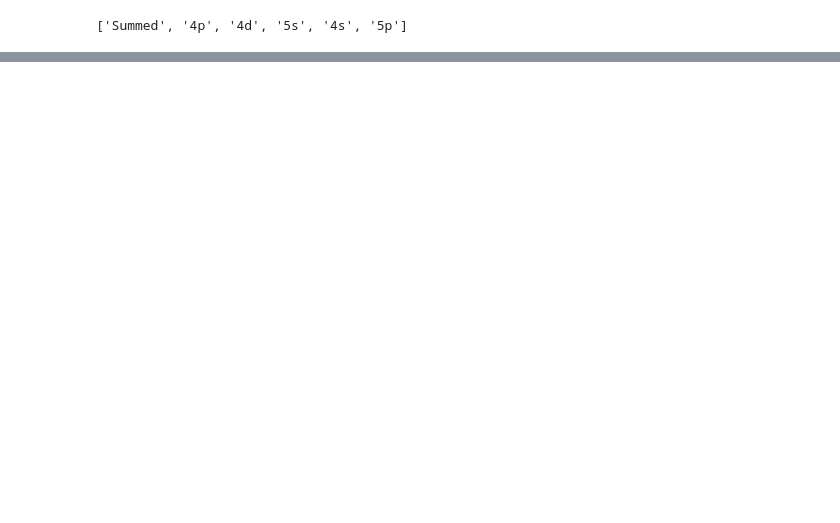
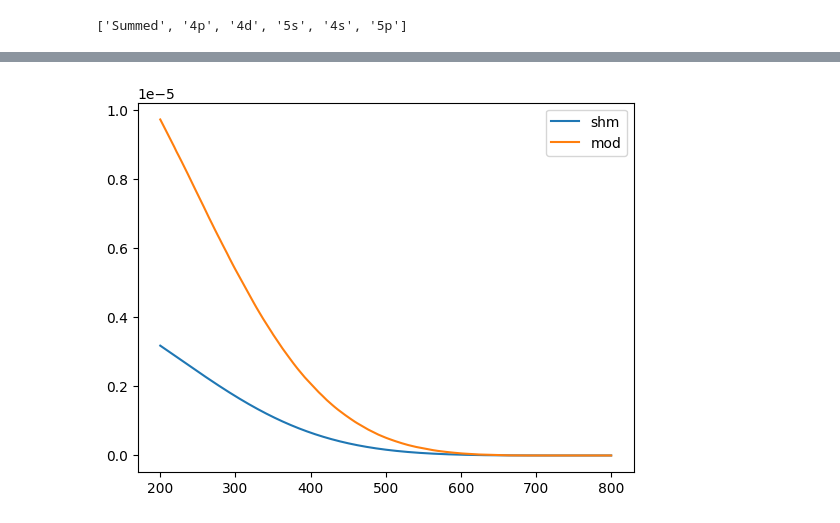
Before and after one commit to ande8412/DarkMatterRates, a Jupyter notebook: DMeRates_Validation.ipynb, the cells around one changed output, grey strips where cells are left out. Drawn from its saved outputs; the diff is of its cells as text; code cells hidden in the pictures; blank space fills up the shorter version.

```diff
--- a/DMeRates_Validation.ipynb
+++ b/DMeRates_Validation.ipynb
@@ -273,0 +391,26 @@ plt.close()
+# %%
+import torch
+import DMeRates
+import DMeRates.DMeRate as DMeRate
+
+import numpy as np
+
+import numericalunits as nu
+
+material = 'Si'
+dmrates = DMeRate.DMeRate(material)
+test_mX = 0.6
+test_mX_unitized = test_mX* nu.MeV / nu.c0**2
+test_cs = 1e-29
+FDMn = 2
+dmrates.update_crosssection(test_cs)
+result1= dmrates.calculate_rates(test_mX,'shm',FDMn,ne=1)* nu.kg*nu.day
+result2= dmrates.calculate_rates(test_mX,'modulated',FDMn,ne=1,isoangle=1,useVerne=True)* nu.kg*nu.day
+
+
+vhigh = 3*(dmrates.vEarth + dmrates.vEscape)
+vMins = torch.linspace(200,800,1000)
+
+vMins_units= vMins / (nu.km / nu.s)
+
+result1,result2,(result2-result1) / 2
@@ -273,0 +425,8 @@ plt.close()
+# %%
+etashm_param = dmrates.get_parametrized_eta(vMins,test_mX_unitized,FDMn,'shm') *nu.year
+etashm = dmrates.get_halo_data(vMins,test_mX_unitized,FDMn,'shm')/ (nu.s / nu.km)
+# %%
+# vMins = dmrates.vMin_tensor(dmrates.qArr,dmrates.Earr,test_mX_unitized)
+etas_mod = dmrates.get_halo_data(vMins,test_mX_unitized,FDMn,'modulated',isoangle=0) / (nu.s / nu.km)
+
+etas_mod_param = dmrates.get_parametrized_eta(vMins,test_mX_unitized,FDMn,'modulated',isoangle=0) *nu.year
@@ -273,0 +507,9 @@ plt.close()
+# %%
+plt.plot(vMins,etashm_param,label='shm')
+plt.plot(vMins,etas_mod_param,label='mod')
+
+plt.legend()
+plt.show()
+plt.close()
+# %% [output]
+[figure, added]
```
Also changed, not shown: parts of 30 cells of this notebook, 9 other files.
